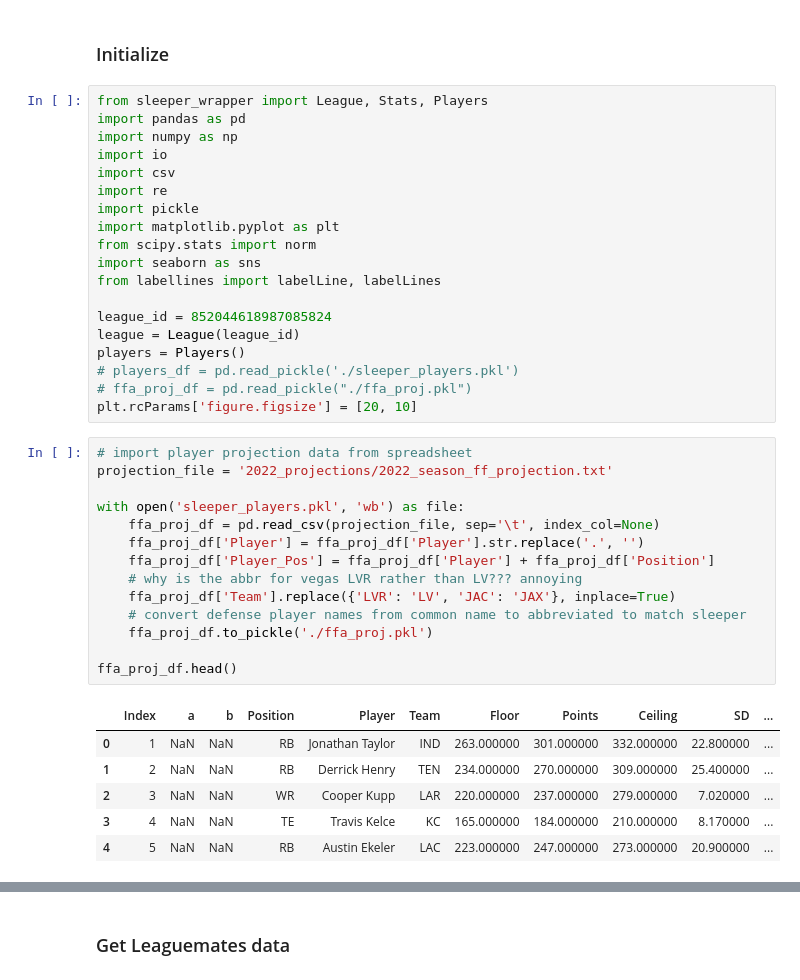
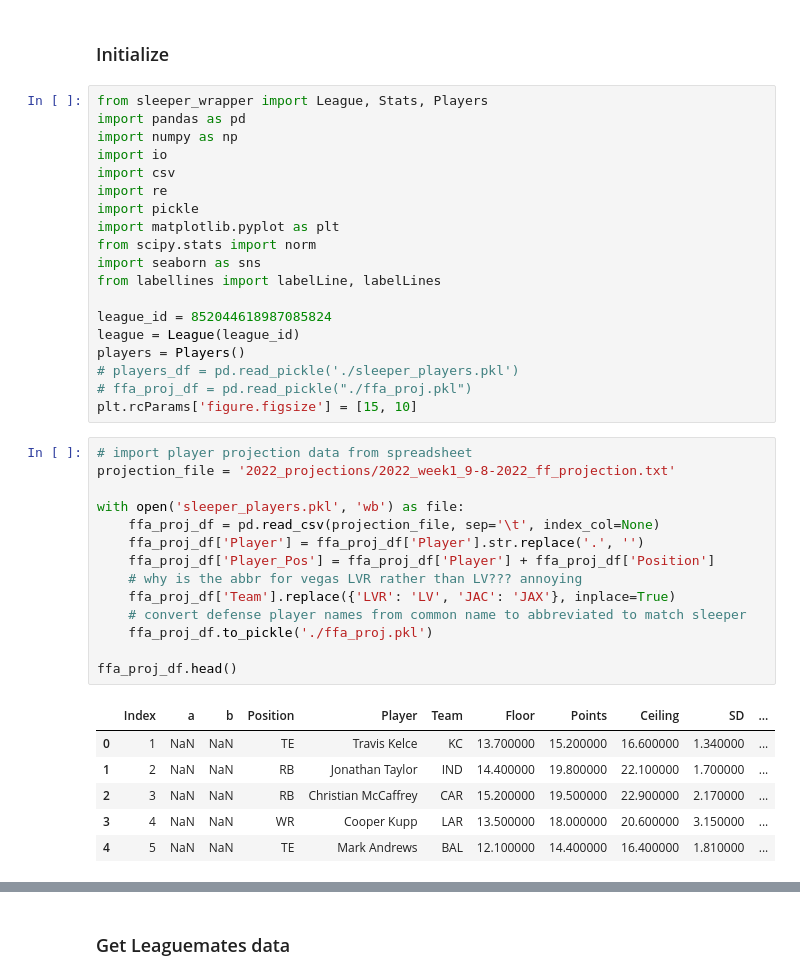
Before and after one commit to atran39/PokerstersFF, a Jupyter notebook: PokerstersFF.ipynb, the cells around one changed output, grey strips where cells are left out. Saved outputs shown, nothing was run; the diff lists cells and outputs as text.

```diff
--- a/PokerstersFF.ipynb
+++ b/PokerstersFF.ipynb
@@ -68,28 +24,28 @@ league = League(league_id)
 players = Players()
 # players_df = pd.read_pickle('./sleeper_players.pkl')
 # ffa_proj_df = pd.read_pickle("./ffa_proj.pkl")
-plt.rcParams['figure.figsize'] = [20, 10]
+plt.rcParams['figure.figsize'] = [15, 10]
 # %%
 # import player projection data from spreadsheet
-projection_file = '2022_projections/2022_season_ff_projection.txt'
+projection_file = '2022_projections/2022_week1_9-8-2022_ff_projection.txt'
 
 with open('sleeper_players.pkl', 'wb') as file:
     ffa_proj_df = pd.read_csv(projection_file, sep='\t', index_col=None)
     ffa_proj_df['Player'] = ffa_proj_df['Player'].str.replace('.', '')
     ffa_proj_df['Player_Pos'] = ffa_proj_df['Player'] + ffa_proj_df['Position']
     # why is the abbr for vegas LVR rather than LV??? annoying
     ffa_proj_df['Team'].replace({'LVR': 'LV', 'JAC': 'JAX'}, inplace=True)
     # convert defense player names from common name to abbreviated to match sleeper
     ffa_proj_df.to_pickle('./ffa_proj.pkl')
 
 ffa_proj_df.head()
 # %% [output]
 |  | Index | a | b | Position | Player | Team | Floor | Points | Ceiling | SD | ... |
-| 0 | 1 | NaN | NaN | RB | Jonathan Taylor | IND | 263.000000 | 301.000000 | 332.000000 | 22.800000 | ... |
-| 1 | 2 | NaN | NaN | RB | Derrick Henry | TEN | 234.000000 | 270.000000 | 309.000000 | 25.400000 | ... |
-| 2 | 3 | NaN | NaN | WR | Cooper Kupp | LAR | 220.000000 | 237.000000 | 279.000000 | 7.020000 | ... |
-| 3 | 4 | NaN | NaN | TE | Travis Kelce | KC | 165.000000 | 184.000000 | 210.000000 | 8.170000 | ... |
-| 4 | 5 | NaN | NaN | RB | Austin Ekeler | LAC | 223.000000 | 247.000000 | 273.000000 | 20.900000 | ... |
+| 0 | 1 | NaN | NaN | TE | Travis Kelce | KC | 13.700000 | 15.200000 | 16.600000 | 1.340000 | ... |
+| 1 | 2 | NaN | NaN | RB | Jonathan Taylor | IND | 14.400000 | 19.800000 | 22.100000 | 1.700000 | ... |
+| 2 | 3 | NaN | NaN | RB | Christian McCaffrey | CAR | 15.200000 | 19.500000 | 22.900000 | 2.170000 | ... |
+| 3 | 4 | NaN | NaN | WR | Cooper Kupp | LAR | 13.500000 | 18.000000 | 20.600000 | 3.150000 | ... |
+| 4 | 5 | NaN | NaN | TE | Mark Andrews | BAL | 12.100000 | 14.400000 | 16.400000 | 1.810000 | ... |
 # %%
 # Import players from sleeper, run this block to get updated players data
 players_dict = players.get_all_players()
```
Also changed, not shown: parts of 14 cells of this notebook.
